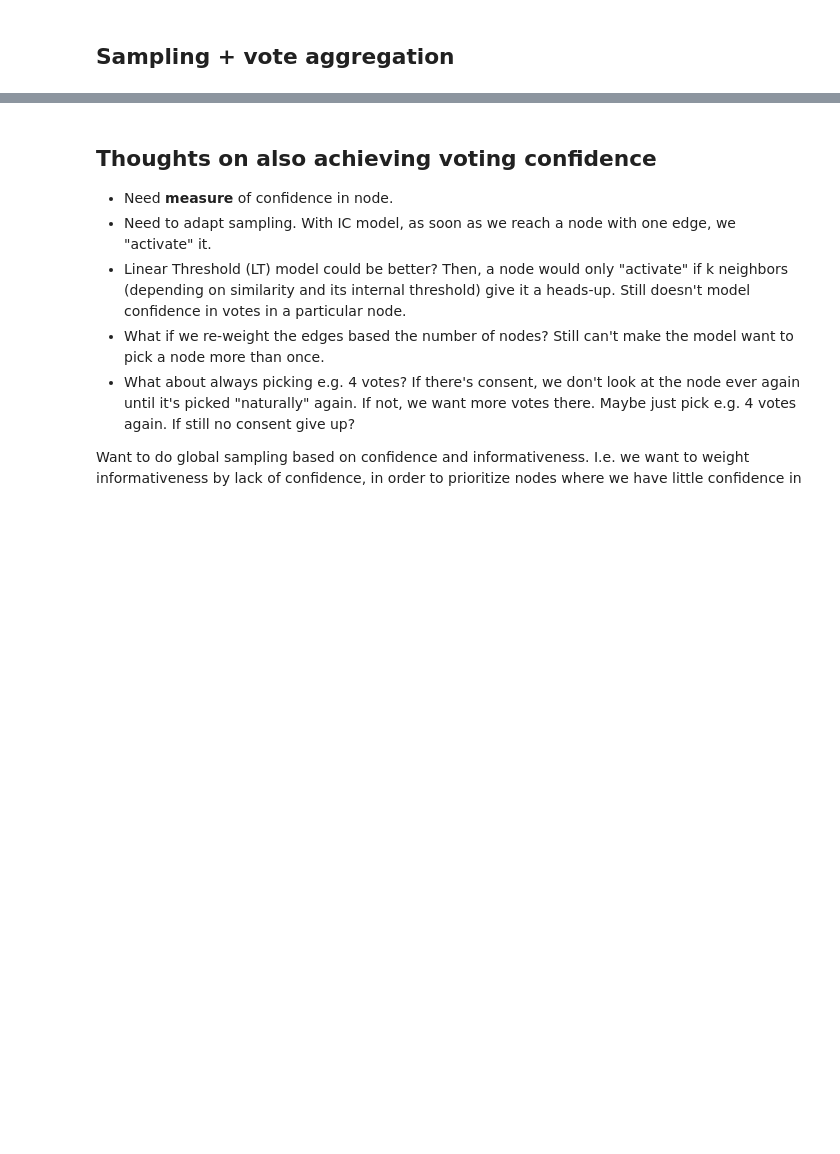
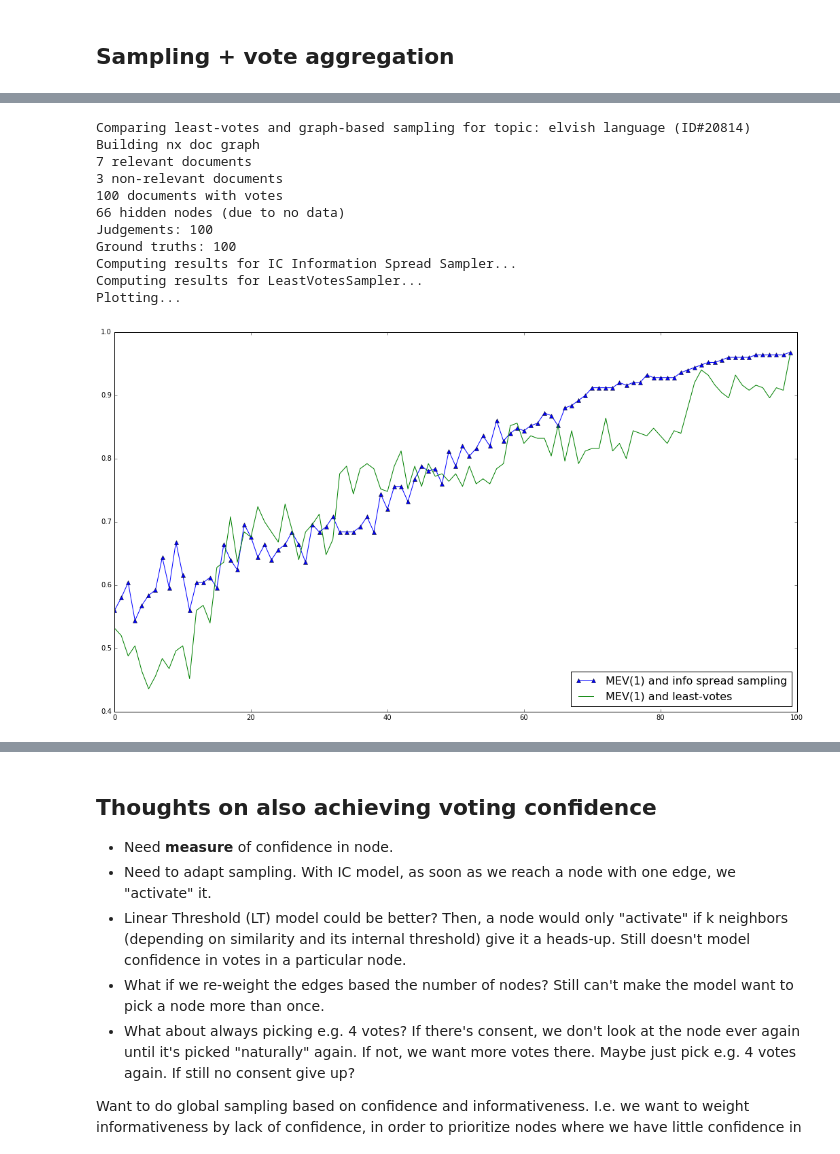
Before and after one commit to AndreiBarsan/crowd, a Jupyter notebook: notebooks/Graph Sampling.ipynb, the cells around one changed output, grey strips where cells are left out. Saved outputs shown, nothing was run; the diff lists cells and outputs as text; code cells hidden in the pictures; blank space fills up the shorter version.

```diff
--- a/notebooks/Graph Sampling.ipynb
+++ b/notebooks/Graph Sampling.ipynb
@@ -495,0 +618,15 @@ plt.legend(loc=4, fontsize=16)
+# %%
+compare_sampling('20814')
+# %% [output]
+Comparing least-votes and graph-based sampling for topic: elvish language (ID#20814)
+Building nx doc graph
+7 relevant documents
+3 non-relevant documents
+100 documents with votes
+66 hidden nodes (due to no data)
+Judgements: 100
+Ground truths: 100
+Computing results for IC Information Spread Sampler...
+Computing results for LeastVotesSampler...
+Plotting...
+[figure, added]
```
Also changed, not shown: parts of 16 cells of this notebook, 3 other files.
